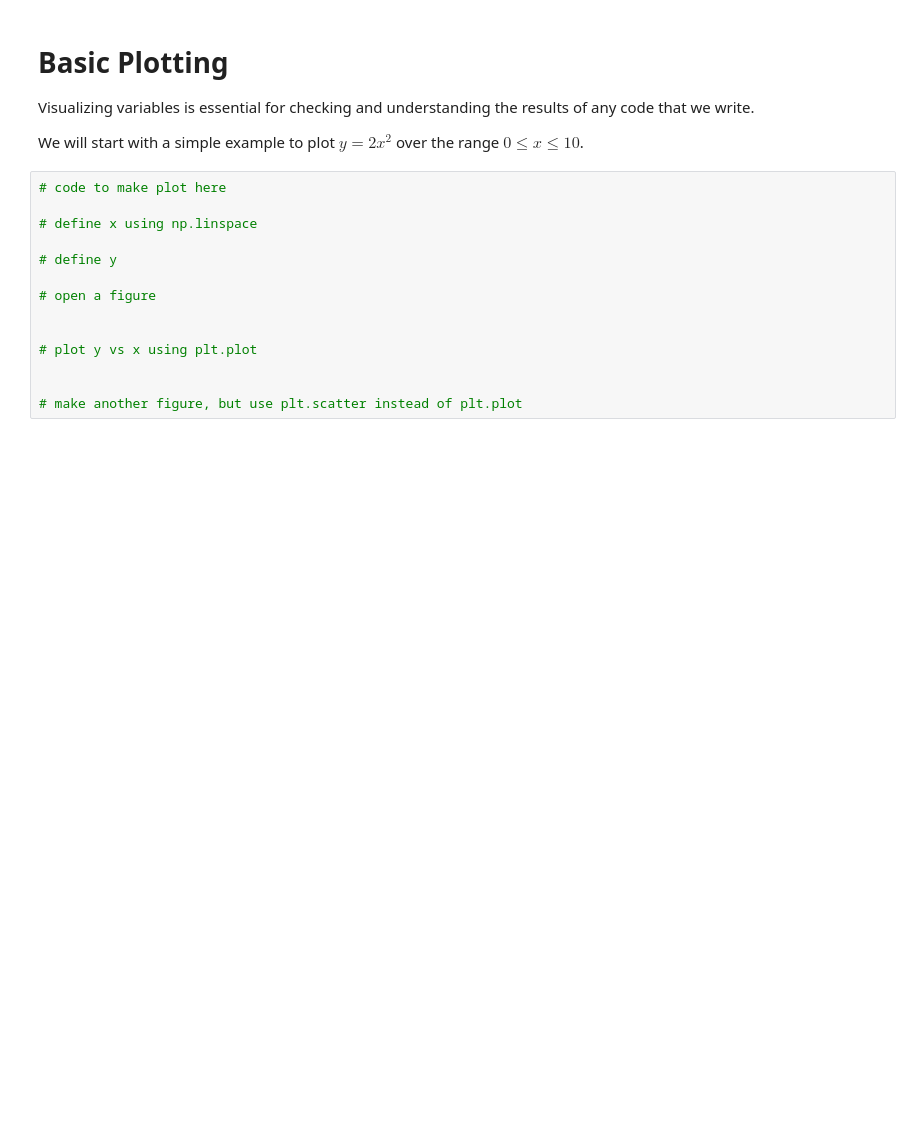
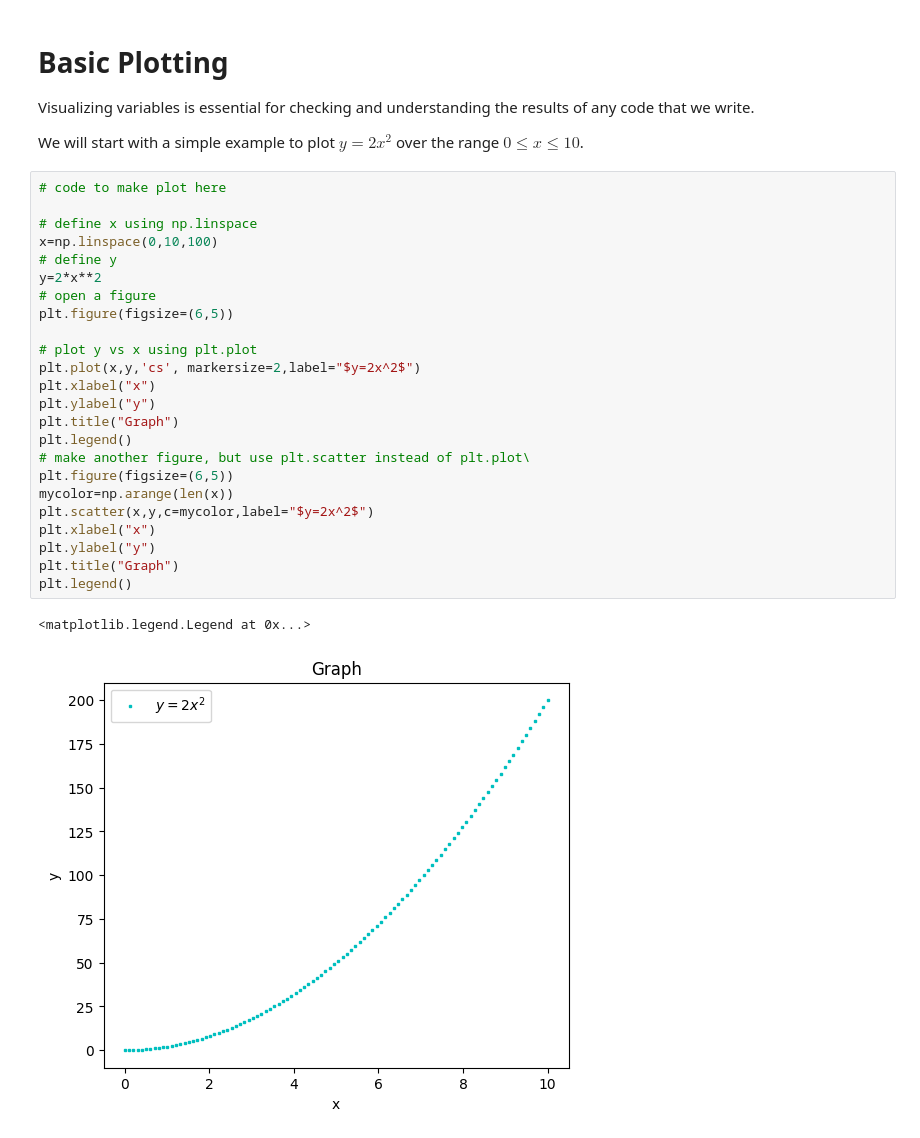
Before and after one commit to ChrisPerez13/CompPhys, a Jupyter notebook: Christopher_Perez_00_python_intro_student.ipynb, the cells around one changed output. Saved outputs shown, nothing was run; the diff lists cells and outputs as text; blank space fills up the shorter version.

```diff
--- a/Christopher_Perez_00_python_intro_student.ipynb
+++ b/Christopher_Perez_00_python_intro_student.ipynb
@@ -124,14 +196,27 @@ We will start with a simple example to plot $y = 2 x^2$ over the range $0 \le x
 # %%
 # code to make plot here
 
 # define x using np.linspace
-
+x=np.linspace(0,10,100)
 # define y
-
+y=2*x**2
 # open a figure
-
+plt.figure(figsize=(6,5))
 
 # plot y vs x using plt.plot
-
-
-# make another figure, but use plt.scatter instead of plt.plot
+plt.plot(x,y,'cs', markersize=2,label="$y=2x^2$")
+plt.xlabel("x")
+plt.ylabel("y")
+plt.title("Graph")
+plt.legend()
+# make another figure, but use plt.scatter instead of plt.plot\
+plt.figure(figsize=(6,5))
+mycolor=np.arange(len(x))
+plt.scatter(x,y,c=mycolor,label="$y=2x^2$")
+plt.xlabel("x")
+plt.ylabel("y")
+plt.title("Graph")
+plt.legend()
+# %% [output]
+<matplotlib.legend.Legend at 0x...>
+[figure, added]
```
Also changed, not shown: parts of 15 cells of this notebook.
